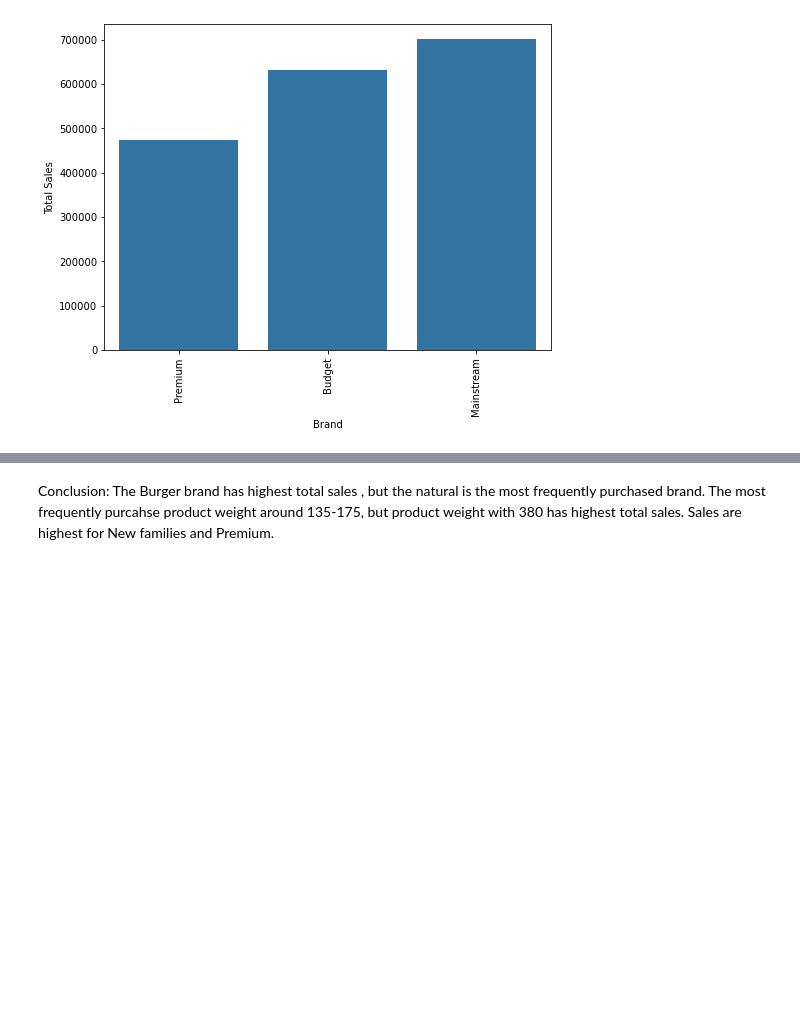
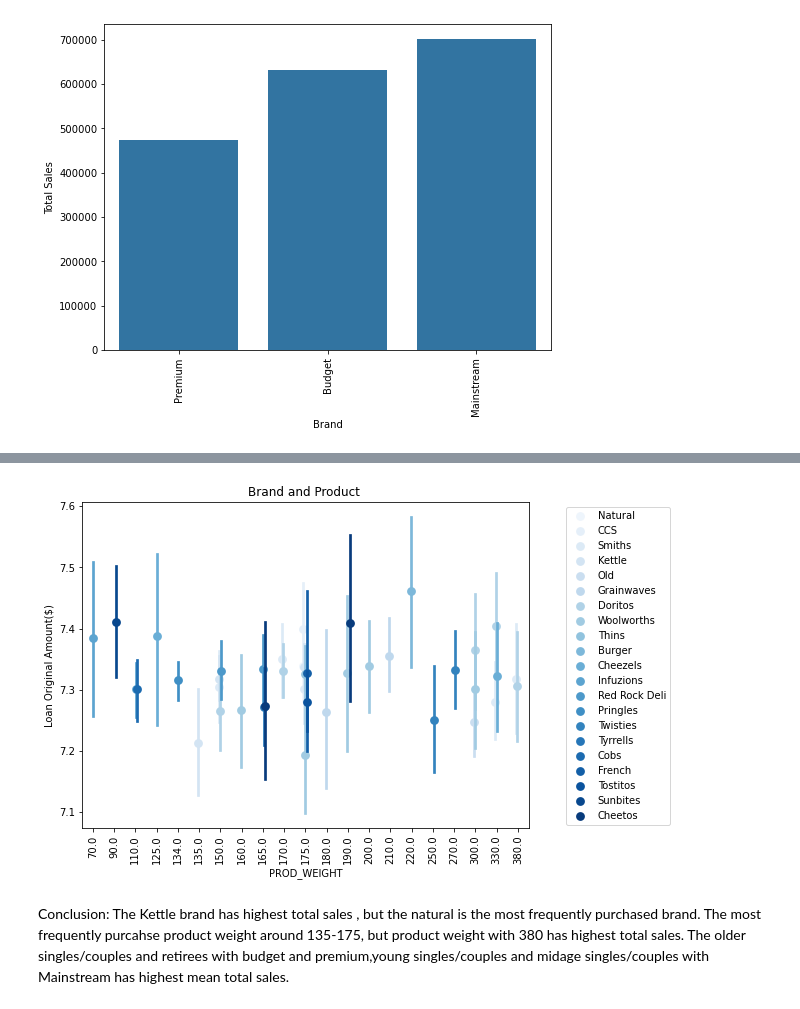
Before and after one commit to KexinYao/Quantium-virtual-internship, a Jupyter notebook: Quantium-virtual-internship-task-1.ipynb, the cells around one changed output, grey strips where cells are left out. Drawn from its saved outputs; the diff is of its cells as text; code cells hidden in the pictures; blank space fills up the shorter version.

```diff
--- a/Quantium-virtual-internship-task-1.ipynb
+++ b/Quantium-virtual-internship-task-1.ipynb
@@ -508,5 +478,16 @@ ValueError: 'explode' must be of length 'x'
+# %%
+fig = plt.figure(figsize = [8,6])
+g=sns.pointplot(data=merged,x ='PROD_WEIGHT',y ='TOT_SALES', hue='BRAND',
+           palette ='Blues', linestyles ='', dodge =0.2)
+plt.legend(loc='upper center', bbox_to_anchor=(1.20, 1.0), ncol=1)
+plt.title('Brand and Product ')
+plt.ylabel('Loan Original Amount($)')
+plt.xticks(rotation=90)
+plt.show();
+# %% [output]
+[figure, added]
 # %% [markdown]
 Conclusion:
-The Burger brand has highest total sales , but the natural is the most frequently purchased brand.
+The Kettle brand has highest total sales , but the natural is the most frequently purchased brand.
 The most frequently purcahse product weight around 135-175, but product weight with 380 has highest total sales.
-Sales are highest for New families and Premium.
+The older singles/couples and retirees with budget and premium,young singles/couples and midage singles/couples with Mainstream has highest mean total sales.
```
Also changed, not shown: parts of 5 cells of this notebook.
